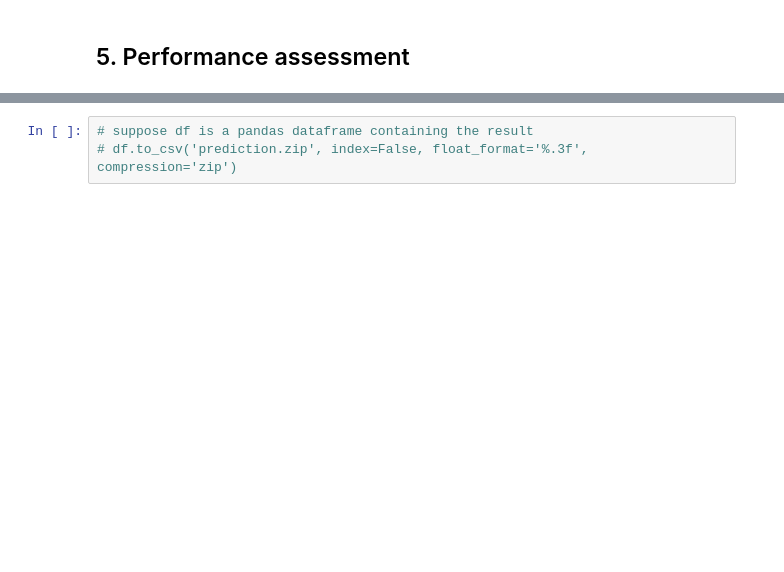
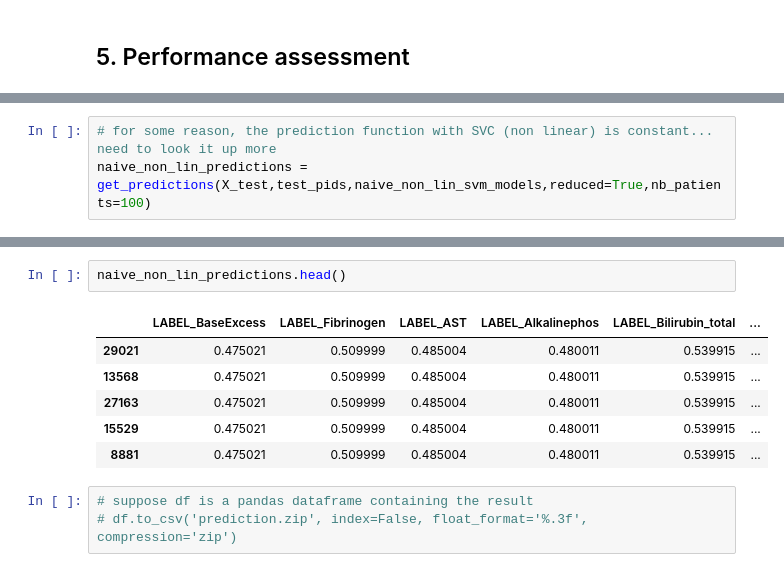
Before and after one commit to pjhartout/Introduction_to_Machine_Learning, a Jupyter notebook: projects/project_2/subtask1.ipynb, the cells around one changed output, grey strips where cells are left out. Cells and saved outputs as stored; diff of their text form; blank space fills up the shorter version.

```diff
--- a/projects/project_2/subtask1.ipynb
+++ b/projects/project_2/subtask1.ipynb
@@ -265,0 +446,3 @@ X_train_resampled, y_train_resampled = oversampling_strategies(X_train, y_train,
+# %%
+# for some reason, the prediction function with SVC (non linear) is constant... need to look it up more
+naive_non_lin_predictions = get_predictions(X_test,test_pids,naive_non_lin_svm_models,reduced=True,nb_patients=100)
@@ -266,3 +467,12 @@ X_train_resampled, y_train_resampled = oversampling_strategies(X_train, y_train,
+# %%
+naive_non_lin_predictions.head()
+# %% [output]
+|  | LABEL_BaseExcess | LABEL_Fibrinogen | LABEL_AST | LABEL_Alkalinephos | LABEL_Bilirubin_total | ... |
+| 29021 | 0.475021 | 0.509999 | 0.485004 | 0.480011 | 0.539915 | ... |
+| 13568 | 0.475021 | 0.509999 | 0.485004 | 0.480011 | 0.539915 | ... |
+| 27163 | 0.475021 | 0.509999 | 0.485004 | 0.480011 | 0.539915 | ... |
+| 15529 | 0.475021 | 0.509999 | 0.485004 | 0.480011 | 0.539915 | ... |
+| 8881 | 0.475021 | 0.509999 | 0.485004 | 0.480011 | 0.539915 | ... |
 # %%
 # suppose df is a pandas dataframe containing the result
 # df.to_csv('prediction.zip', index=False, float_format='%.3f', compression='zip')
```
Also changed, not shown: parts of 36 cells of this notebook.
